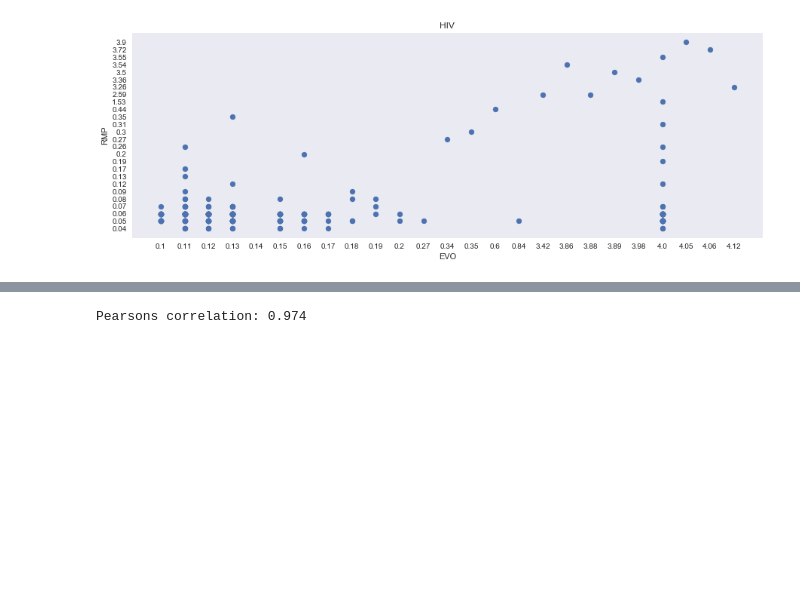
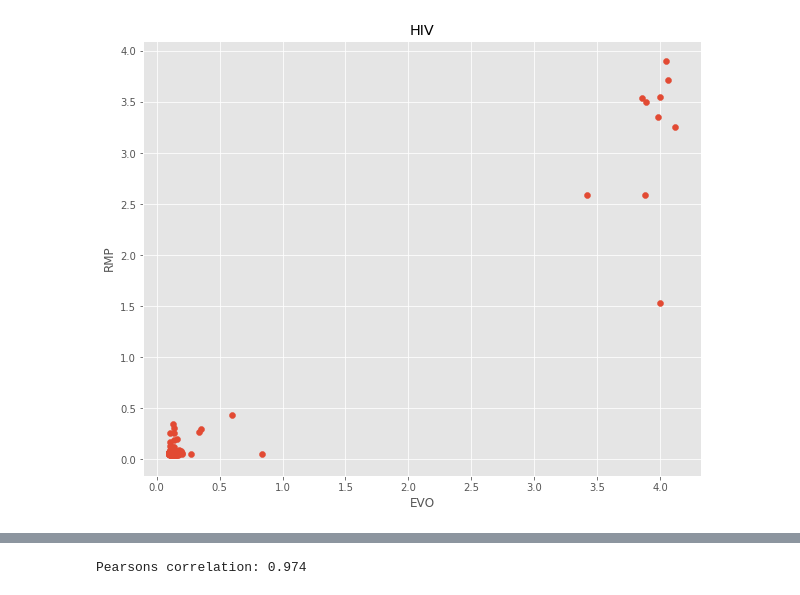
Before and after one commit to aliyarehman/Project, a Jupyter notebook: analysis-HIV.ipynb, the cells around one changed output, grey strips where cells are left out. Saved outputs shown, nothing was run; the diff lists cells and outputs as text; code cells hidden in the pictures; blank space fills up the shorter version.

```diff
--- a/analysis-HIV.ipynb
+++ b/analysis-HIV.ipynb
@@ -15,4 +27,4 @@ from sklearn.metrics import confusion_matrix
 import itertools
 
 # Use ggplot style for visulizations
-plt.style.use('seaborn-dark')
+plt.style.use('ggplot')
@@ -43,3 +72,15 @@ MultiIndex(levels=[['evo_data', 'evo_resp', 'id', 'rmp_data', 'rmp_resp']],
 | 2 | 17V0161827 | 0.12 | 0 | 0.06 | 0 |
 | 3 | 17V0161840 | 0.12 | 0 | 0.05 | 0 |
 | 4 | 17V0161877 | 0.12 | 0 | 0.06 | 0 |
+# %%
+x = np.arange(2)
+y =data.evo_resp.value_counts()
+
+
+from pylab import rcParams
+rcParams['figure.figsize'] = 6,5
+plt.bar(x, y)
+plt.xticks(x, ('Negative', 'Positive'))
+plt.title('evo_resp')
+plt.show()
+y
@@ -45,0 +92,12 @@ MultiIndex(levels=[['evo_data', 'evo_resp', 'id', 'rmp_data', 'rmp_resp']],
+# %%
+x = np.arange(2)
+y =data.rmp_resp.value_counts()
+
+
+from pylab import rcParams
+rcParams['figure.figsize'] = 6,5
+plt.bar(x, y)
+plt.xticks(x, ('Negative', 'Positive'))
+plt.title('rmp_resp')
+plt.show()
+y
@@ -59,12 +140,12 @@ data.describe()
 # %%
 # Scatter plot between evo and rmp data readings
 
 from pylab import rcParams
-rcParams['figure.figsize'] = 15, 5
+rcParams['figure.figsize'] = 10,8
 plt.scatter(data.evo_data, data.rmp_data)
 plt.xlabel('EVO')
 plt.ylabel('RMP')
 plt.title('HIV')
 plt.show()
 # %% [output]
-[figure, old version]
+[figure, new version]
```
Also changed, not shown: parts of 23 cells of this notebook, 4 other files.
